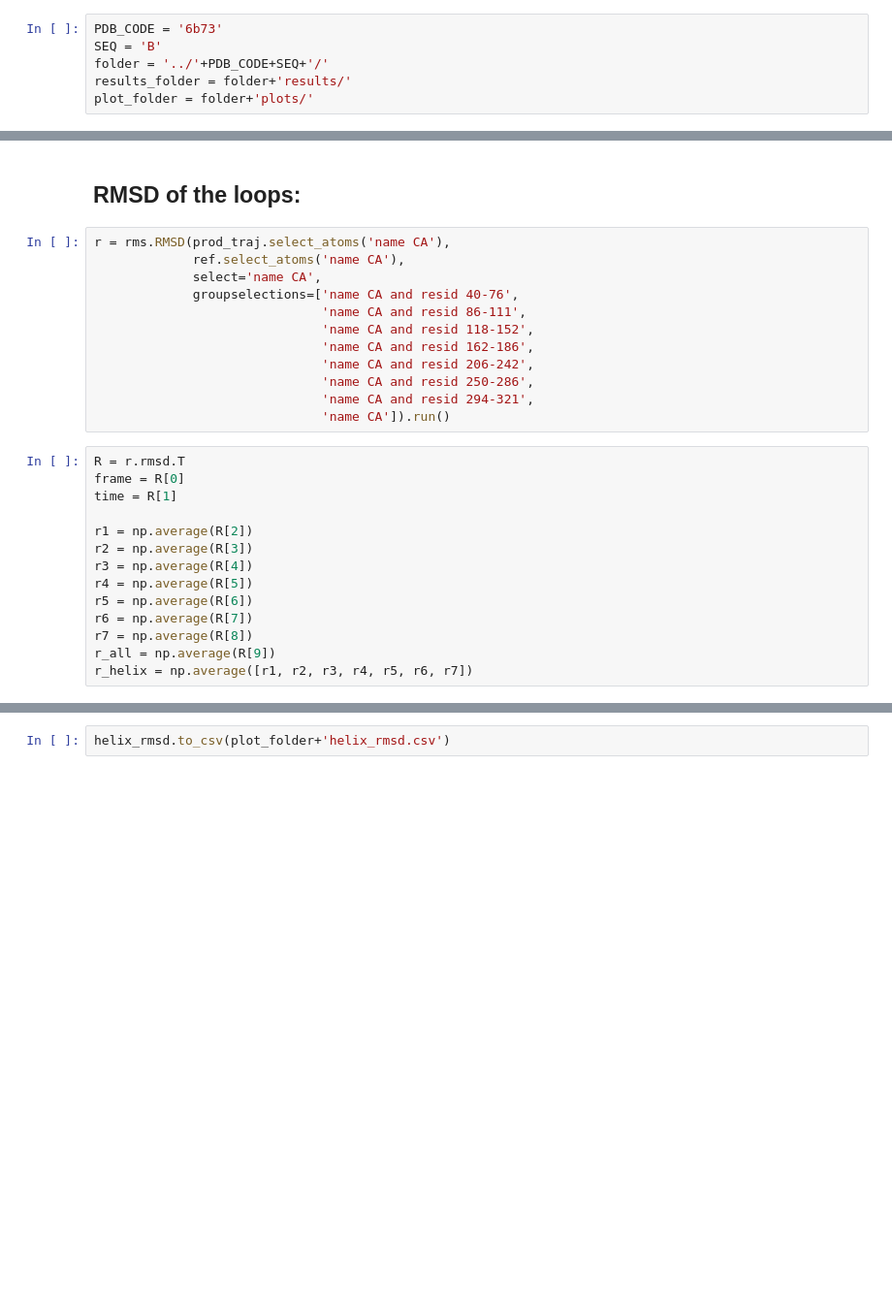
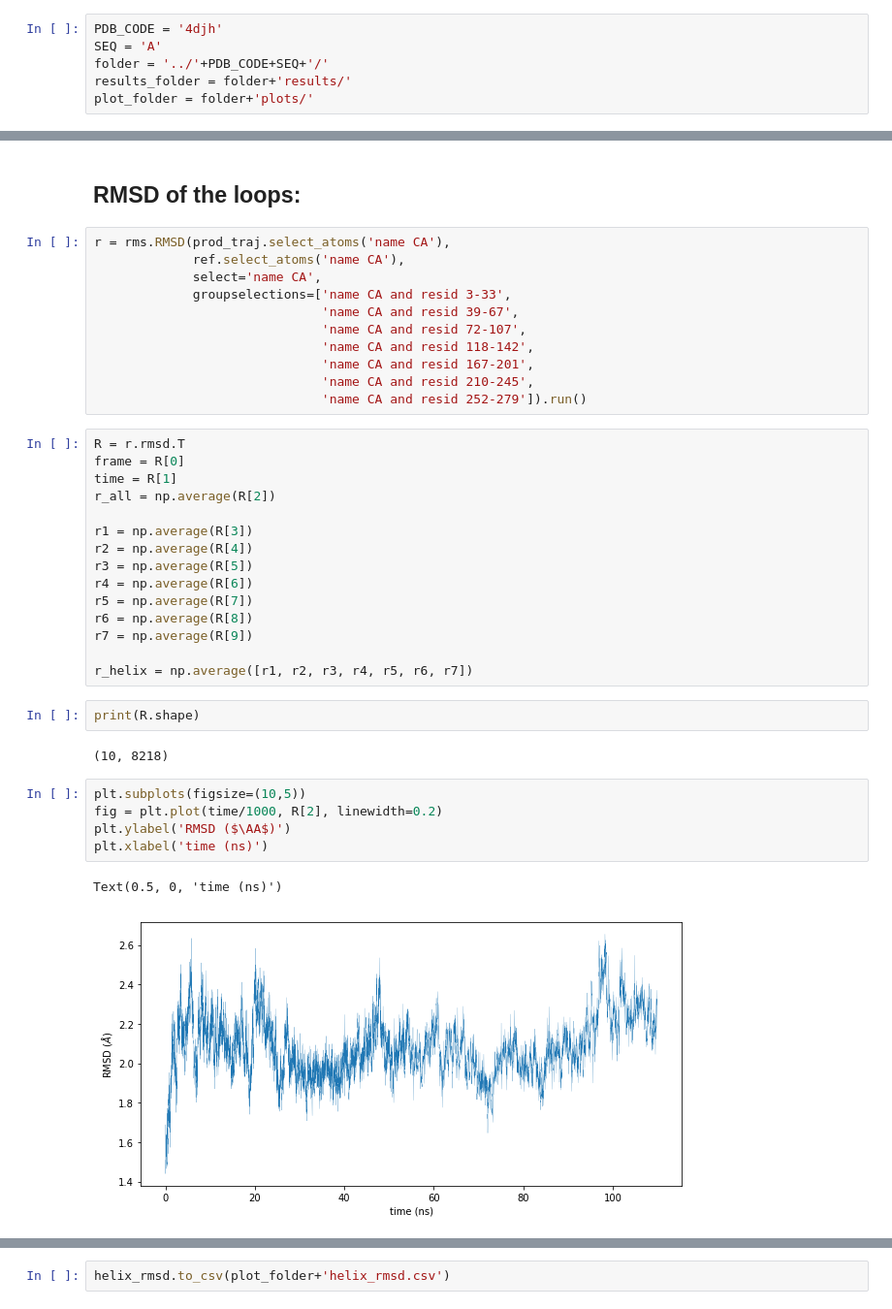
Before and after one commit to evabertalan/opioid_md, a Jupyter notebook: production_analysis.ipynb, the cells around one changed output, grey strips where cells are left out. Shown: that part at 97% size. Saved outputs shown, nothing was run; the diff lists cells and outputs as text; blank space fills up the shorter version.

```diff
--- a/production_analysis.ipynb
+++ b/production_analysis.ipynb
@@ -21,8 +21,8 @@ importlib.reload(analyse)
 # %% [markdown]
 #### Define work folder:
 # %%
-PDB_CODE = '6b73'
-SEQ = 'B'
+PDB_CODE = '4djh'
+SEQ = 'A'
 folder = '../'+PDB_CODE+SEQ+'/'
 results_folder = folder+'results/'
 plot_folder = folder+'plots/'
@@ -108,28 +105,40 @@ np.savetxt(plot_folder+'rmsf_prod.txt', data.T)
 r = rms.RMSD(prod_traj.select_atoms('name CA'),
              ref.select_atoms('name CA'),
              select='name CA',
-             groupselections=['name CA and resid 40-76',
-                              'name CA and resid 86-111',
-                              'name CA and resid 118-152',
-                              'name CA and resid 162-186',
-                              'name CA and resid 206-242',
-                              'name CA and resid 250-286',
-                              'name CA and resid 294-321',
-                              'name CA']).run()
+             groupselections=['name CA and resid 3-33',
+                              'name CA and resid 39-67',
+                              'name CA and resid 72-107',
+                              'name CA and resid 118-142',
+                              'name CA and resid 167-201',
+                              'name CA and resid 210-245',
+                              'name CA and resid 252-279']).run()
 # %%
 R = r.rmsd.T
 frame = R[0]
 time = R[1]
+r_all = np.average(R[2])
 
-r1 = np.average(R[2])
-r2 = np.average(R[3])
-r3 = np.average(R[4])
-r4 = np.average(R[5])
-r5 = np.average(R[6])
-r6 = np.average(R[7])
-r7 = np.average(R[8])
-r_all = np.average(R[9])
+r1 = np.average(R[3])
+r2 = np.average(R[4])
+r3 = np.average(R[5])
+r4 = np.average(R[6])
+r5 = np.average(R[7])
+r6 = np.average(R[8])
+r7 = np.average(R[9])
+
 r_helix = np.average([r1, r2, r3, r4, r5, r6, r7])
+# %%
+print(R.shape)
+# %% [output]
+(10, 8218)
+# %%
+plt.subplots(figsize=(10,5))
+fig = plt.plot(time/1000, R[2], linewidth=0.2)
+plt.ylabel('RMSD ($\AA$)')
+plt.xlabel('time (ns)')
+# %% [output]
+Text(0.5, 0, 'time (ns)')
+[figure, added]
 # %%
 helix_data = {'all atom': [r_all],
               'all TM': r_helix,
```
Also changed, not shown: parts of 18 cells of this notebook, 3 other files.
